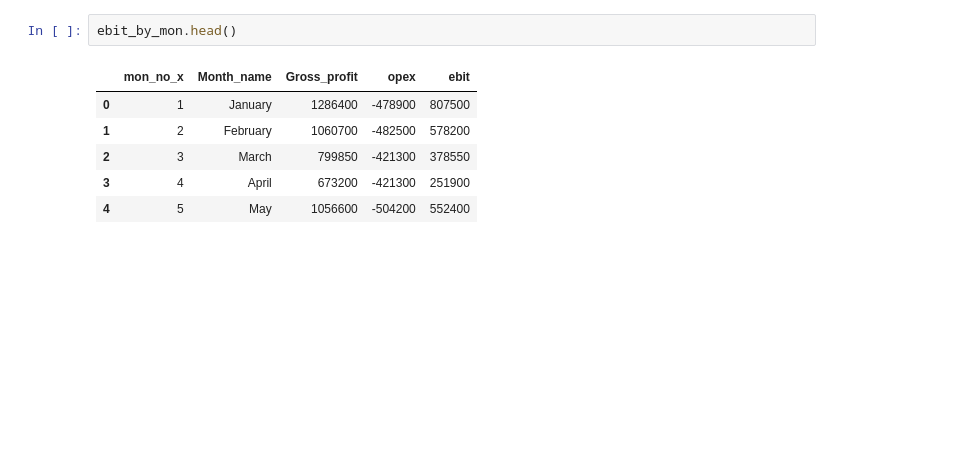
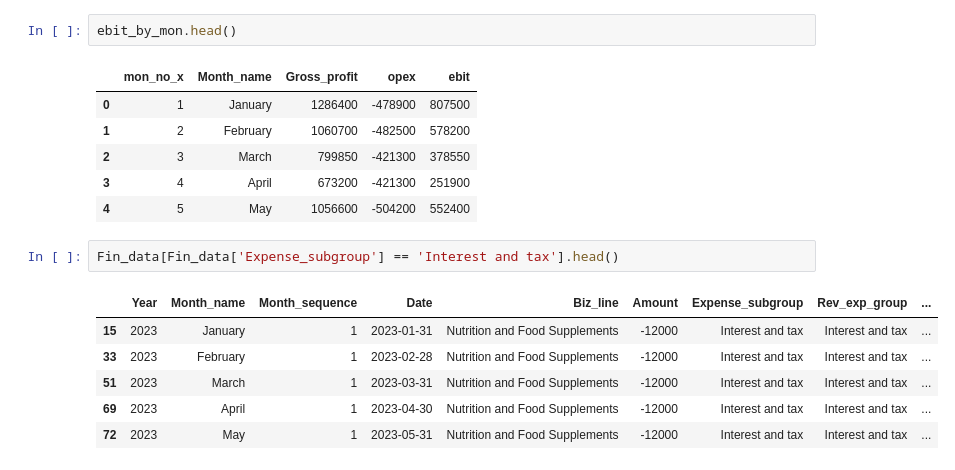
Before and after one commit to djibril968/Python_projects, a Jupyter notebook: Onyx_Financial_Analysis.ipynb, the cells around one changed output. Saved outputs shown, nothing was run; the diff lists cells and outputs as text; blank space fills up the shorter version.

```diff
--- a/Onyx_Financial_Analysis.ipynb
+++ b/Onyx_Financial_Analysis.ipynb
@@ -966,3 +956,12 @@ ebit_by_mon.head()
 | 2 | 3 | March | 799850 | -421300 | 378550 |
 | 3 | 4 | April | 673200 | -421300 | 251900 |
 | 4 | 5 | May | 1056600 | -504200 | 552400 |
+# %%
+Fin_data[Fin_data['Expense_subgroup'] == 'Interest and tax'].head()
+# %% [output]
+|  | Year | Month_name | Month_sequence | Date | Biz_line | Amount | Expense_subgroup | Rev_exp_group | ... |
+| 15 | 2023 | January | 1 | 2023-01-31 | Nutrition and Food Supplements | -12000 | Interest and tax | Interest and tax | ... |
+| 33 | 2023 | February | 1 | 2023-02-28 | Nutrition and Food Supplements | -12000 | Interest and tax | Interest and tax | ... |
+| 51 | 2023 | March | 1 | 2023-03-31 | Nutrition and Food Supplements | -12000 | Interest and tax | Interest and tax | ... |
+| 69 | 2023 | April | 1 | 2023-04-30 | Nutrition and Food Supplements | -12000 | Interest and tax | Interest and tax | ... |
+| 72 | 2023 | May | 1 | 2023-05-31 | Nutrition and Food Supplements | -12000 | Interest and tax | Interest and tax | ... |
```
Also changed, not shown: parts of 4 cells of this notebook.
